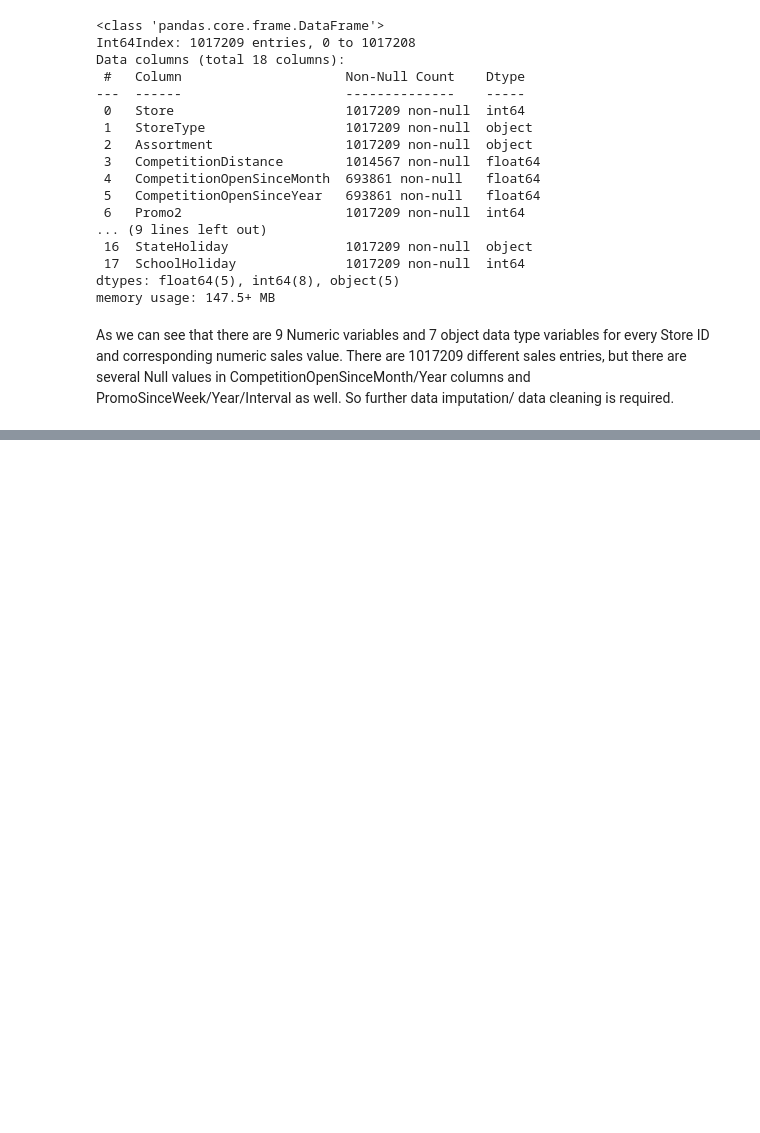
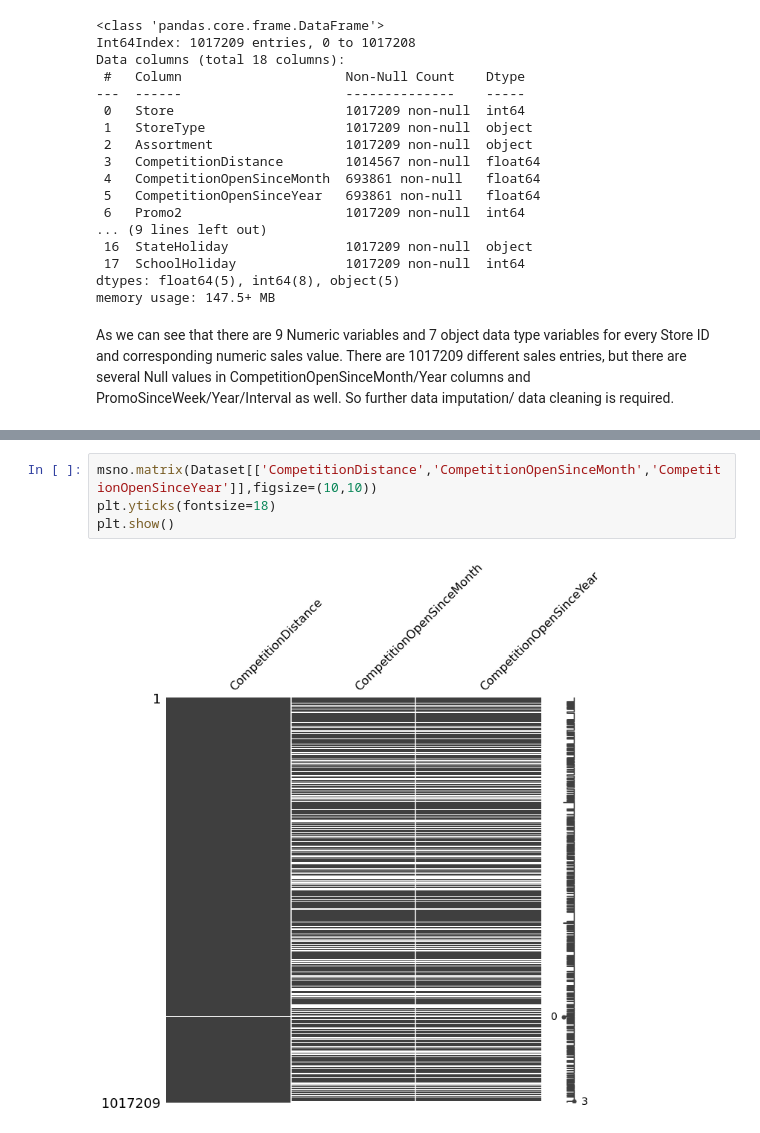
Before and after one commit to iMrugesh9/Regression-Capstone-Project-Retail-sales-prediction, a Jupyter notebook: Retail_Sales_Prediction.ipynb, the cells around one changed output, grey strips where cells are left out. Cells and saved outputs as stored; diff of their text form; blank space fills up the shorter version.

```diff
--- a/Retail_Sales_Prediction.ipynb
+++ b/Retail_Sales_Prediction.ipynb
@@ -172,0 +211,6 @@ So further data imputation/ data cleaning is required.
+# %%
+msno.matrix(Dataset[['CompetitionDistance','CompetitionOpenSinceMonth','CompetitionOpenSinceYear']],figsize=(10,10))
+plt.yticks(fontsize=18)
+plt.show()
+# %% [output]
+[figure, added]
```
Also changed, not shown: parts of 44 cells of this notebook.
